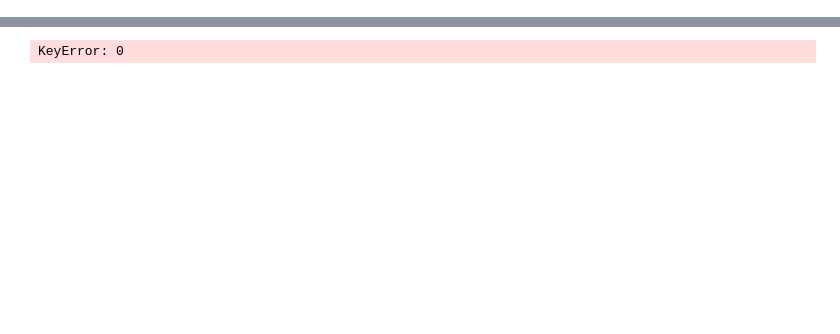
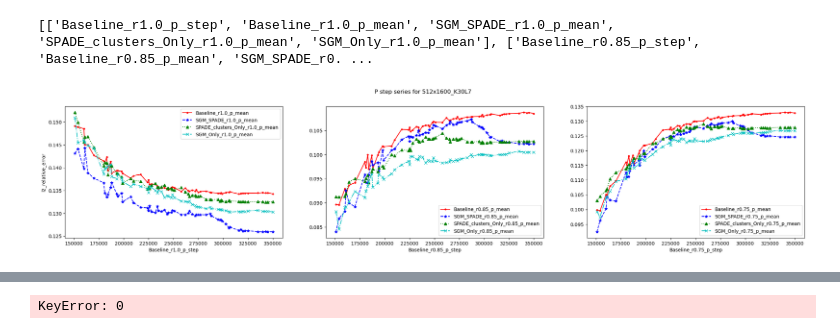
Before and after one commit to janticev/tensorboard-aggregator-modulus22, a Jupyter notebook: datagrabbing.ipynb, the cells around one changed output, grey strips where cells are left out. Cells and saved outputs as stored; diff of their text form; code cells hidden in the pictures; blank space fills up the shorter version.

Commit message:
Combined/Formatted Step Plots

```diff
--- a/datagrabbing.ipynb
+++ b/datagrabbing.ipynb
@@ -1,15 +1,17 @@
 # %%
 import pandas as pd
 import os
-import matplotlib as plt
+import matplotlib.pyplot as plt
 
 variablesKey = 'Validators'
 variablesSplit = 'l2_relative_error_'
-validatorsRename = ['0.75','0.85','1.0']
+validatorsRename = {'validator':'r1.0','validator_2':'r0.85','validator_3':'r0.75'}
 variablesID = 'validator'
-subfolders = ['baseline','SGM_SPADE','test']
+subfolders = ['Baseline','SGM_SPADE','SPADE_clusters_Only','SGM_Only']
+
 # run aggregates with these subfoldetrs
-folder = 'C:/Users/jacec/Documents/Test_Runs/'
+#folder = 'C:/Users/jacec/Documents/Test_Runs/'
+folder = 'C:/Users/John Anticev/Documents/SCHOOL/aggregator_runs/'
 aggregates = [folder+f+'/aggregates/' for f in os.listdir(folder) if os.path.isdir(folder+f)]
 #all results will be in /aggregates, separated by tags from subfolders
 #find all validation files separated by subfolder
@@ -48,8 +49,10 @@ files
 #extract common variable names (validator, validator_n, uvpvnu)
 #load into df with descriptive columns, uses 'subfolder' name, validator name, variable name
 dataframes = []
+agNames = []
 for aggregation in files:
     dfs = []
+    agName = aggregation[0].split('/aggregates/')[0].split('/')[-1]
     for testName in subfolders:
         subtests = [csv for csv in aggregation if testName in csv]
         if not subtests:
@@ -58,7 +61,7 @@ for aggregation in files:
         for k,i in enumerate(subtests):
             validatorName = i.split(variablesKey)[1].split(variablesSplit)[0]
             vv = i.split(variablesSplit)[1].split('-'+testName)[0]
-            variableName = f'{testName}_{validatorName}_{vv}_'
+            variableName = f'{testName}_{validatorsRename[validatorName]}_{vv}_'
             print(variableName)
             #df = pd.read_csv(i, index_col = 0, delimiter=';')
             df = pd.read_csv(i, delimiter=';')
@@ -80,4 +83,5 @@ for aggregation in files:
     df = df.loc[:,~df.columns.duplicated()].copy() #drop duplicates based on column name alone
     #append to dataframes list
     dataframes.append(df)
+    agNames.append(agName)
 # %% [output]
@@ -157,0 +110,23 @@ dataframes[0][['SGM_SPADE_validator_2_v_step','SGM_SPADE_validator_2_v_mean','te
+# %%
+#plot step series p
+plotVars_p_allValidators = [[f'Baseline_{j}_p_step'] + [f'{i}_{j}_p_mean' for i in subfolders ] for j in validatorsRename.values()]
+print(plotVars_p_allValidators)
+stepFilter = dataframes[0]['Baseline_r1.0_p_step'] >= 150000
+def set_cycler(ax):
+    ax.set_prop_cycle(plt.cycler('color', ['r', 'b', 'g', 'c'])+
+                      plt.cycler('linestyle', ['-','--',':','-.'])+
+                      plt.cycler('marker', ['.','*','^','x']))
+#fmt = '[marker][line][color]' linestyle='--', marker='o', color='b'
+#fmts = ['-r','--*b',':^g','-.xc']
+#formats = {'marker':['.','*','^','x'], 'linestyle':['-','--',':','-.'], 'color':['r','b','g','c']}
+
+for i in range(len(dataframes)):
+    fig, axes = plt.subplots(nrows=1, ncols=3, figsize = (28,5))
+    fig.suptitle(f'P step series for {agNames[i]}')
+    axes[0].set_ylabel('l2_relative_error')
+    for k,j in enumerate(plotVars_p_allValidators):
+        set_cycler(axes[k])
+        dataframes[i][j][stepFilter].plot(x=j[0],ax=axes[k])
+# %% [output]
+[['Baseline_r1.0_p_step', 'Baseline_r1.0_p_mean', 'SGM_SPADE_r1.0_p_mean', 'SPADE_clusters_Only_r1.0_p_mean', 'SGM_Only_r1.0_p_mean'], ['Baseline_r0.85_p_step', 'Baseline_r0.85_p_mean', 'SGM_SPADE_r0. ...
+[figure, added]
```
Also changed, not shown: parts of 8 cells of this notebook.
